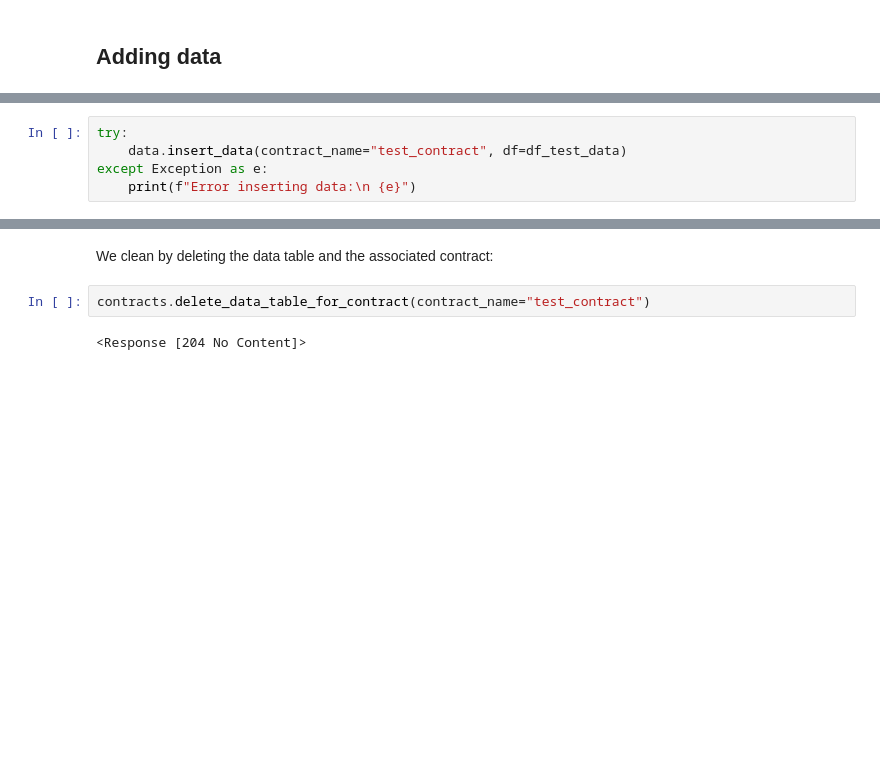
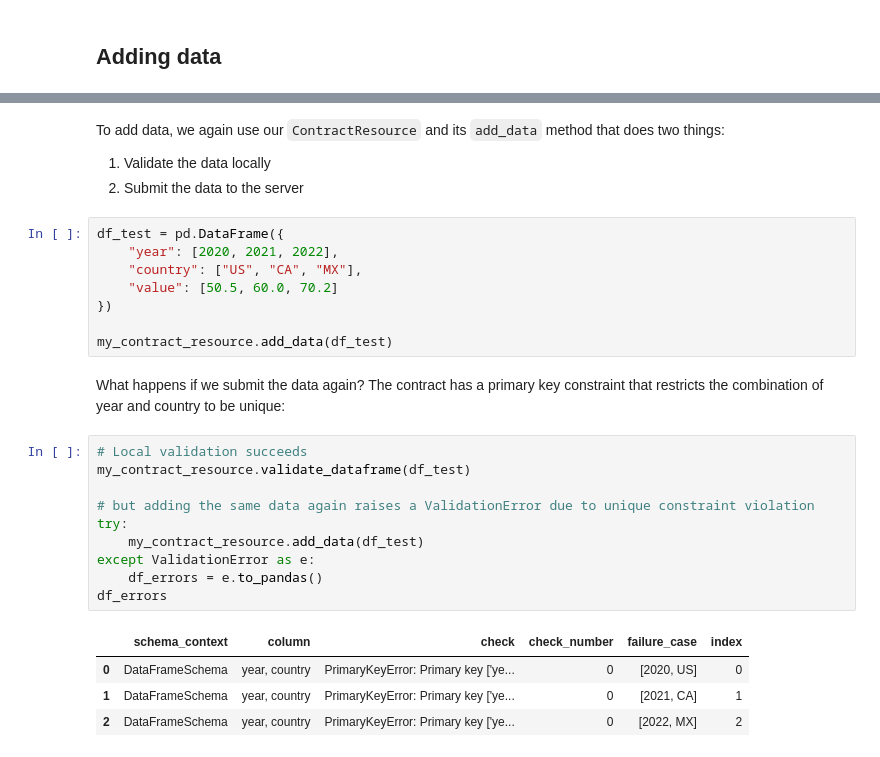
Before and after one commit to sweet-cross/crosscontract, a Jupyter notebook: notebooks/client_tutorial.ipynb, the cells around one changed output, grey strips where cells are left out. Saved outputs shown, nothing was run; the diff lists cells and outputs as text; blank space fills up the shorter version.

```diff
--- a/notebooks/client_tutorial.ipynb
+++ b/notebooks/client_tutorial.ipynb
@@ -265,5 +184,0 @@ As we have a primary key constraint in the contract, we cannot add the data agai
-# %%
-try:
-    data.insert_data(contract_name="test_contract", df=df_test_data)
-except Exception as e:
-    print(f"Error inserting data:\n {e}")
@@ -283,6 +185,30 @@ df_out
-# %% [markdown]
-We clean by deleting the data table and the associated contract:
-# %%
-contracts.delete_data_table_for_contract(contract_name="test_contract")
-# %% [output]
-<Response [204 No Content]>
+# %% [markdown]
+To add data, we again use our `ContractResource` and its `add_data` method that does two things:
+1. Validate the data locally
+2. Submit the data to the server
+# %%
+df_test = pd.DataFrame({
+    "year": [2020, 2021, 2022],
+    "country": ["US", "CA", "MX"],
+    "value": [50.5, 60.0, 70.2]
+})
+
+my_contract_resource.add_data(df_test)
+# %% [markdown]
+What happens if we submit the data again? The contract has a primary key constraint
+that restricts the combination of year and country to be unique:
+# %%
+# Local validation succeeds
+my_contract_resource.validate_dataframe(df_test)
+
+# but adding the same data again raises a ValidationError due to unique constraint violation
+try:
+    my_contract_resource.add_data(df_test)
+except ValidationError as e:
+    df_errors = e.to_pandas()
+df_errors
+# %% [output]
+|  | schema_context | column | check | check_number | failure_case | index |
+| 0 | DataFrameSchema | year, country | PrimaryKeyError: Primary key ['ye... | 0 | [2020, US] | 0 |
+| 1 | DataFrameSchema | year, country | PrimaryKeyError: Primary key ['ye... | 0 | [2021, CA] | 1 |
+| 2 | DataFrameSchema | year, country | PrimaryKeyError: Primary key ['ye... | 0 | [2022, MX] | 2 |
```
Also changed, not shown: parts of 67 cells of this notebook, 1 other file.
